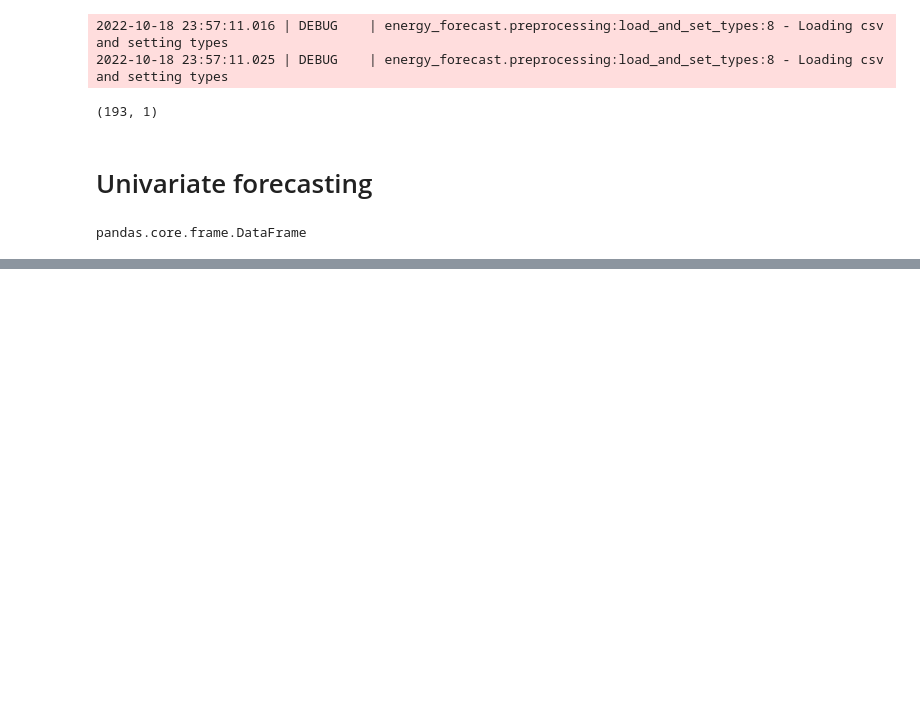
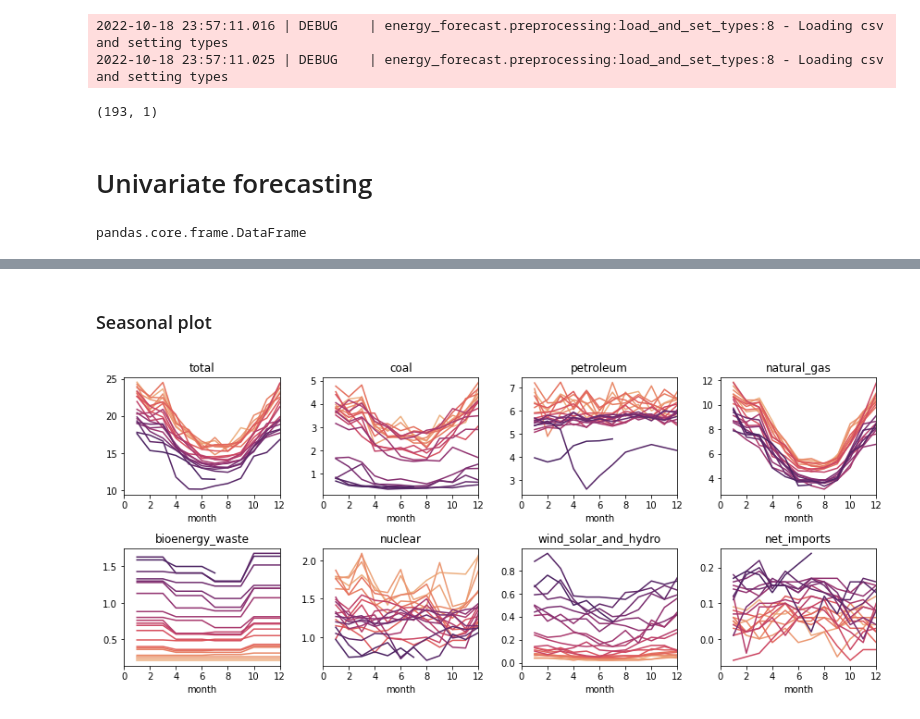
Before and after one commit to adin786/energy_forecast, a Jupyter notebook: notebooks/03_forecasting_baseline.ipynb, the cells around one changed output, grey strips where cells are left out. Drawn from its saved outputs; the diff is of its cells as text; code cells hidden in the pictures; blank space fills up the shorter version.

```diff
--- a/notebooks/03_forecasting_baseline.ipynb
+++ b/notebooks/03_forecasting_baseline.ipynb
@@ -41,0 +91,23 @@ pandas.core.frame.DataFrame
+# %% [markdown]
+### Seasonal plot
+# %%
+# Add year and month cols
+df['year'] = df.date.dt.year
+df['month'] = df.date.dt.month
+
+# Seasonal plot for energy consumption
+fig = plt.figure()
+fig.set_size_inches(12,10)
+for i, col in enumerate(['total', 'coal', 'petroleum', 'natural_gas',
+                         'bioenergy_waste', 'nuclear', 'wind_solar_and_hydro',
+                         'net_imports']):
+    share = ax if i>0 else None
+    ax = fig.add_subplot(4,4,i+1, sharex=share)
+    ax.set_xlim([0,12])
+    ax.set_xticks(list(range(0,13,2)))
+    sns.lineplot(data=df, x='month', y=col, hue='year', ax=ax, palette='flare' , legend=None)
+    ax.set_ylabel('')
+    ax.set_title(col)
+fig.tight_layout()
+# %% [output]
+[figure, added]
```
Also changed, not shown: parts of 28 cells of this notebook.
